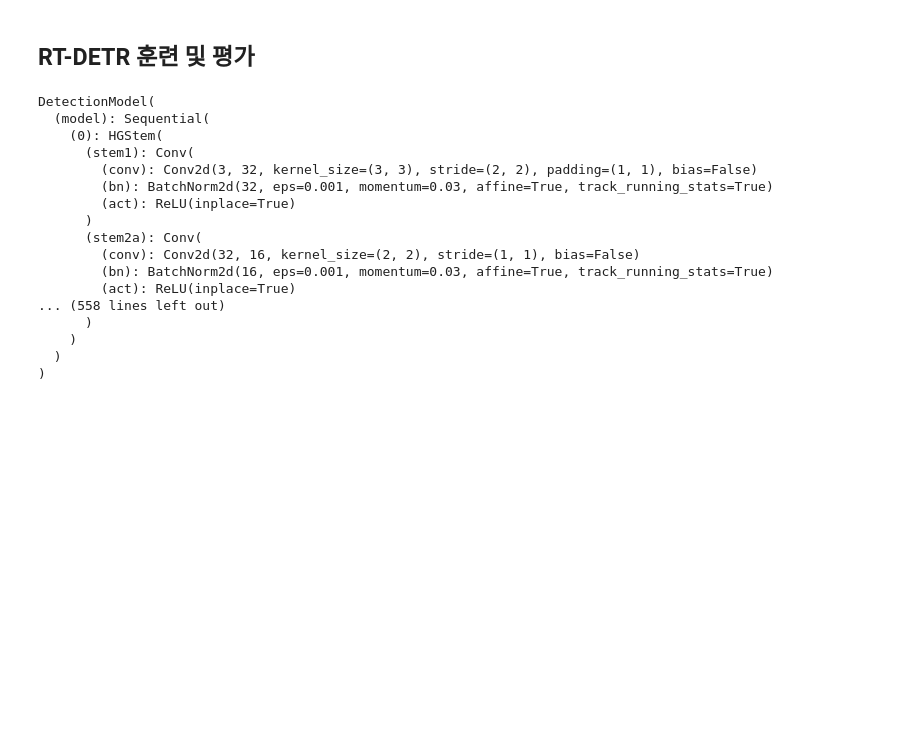
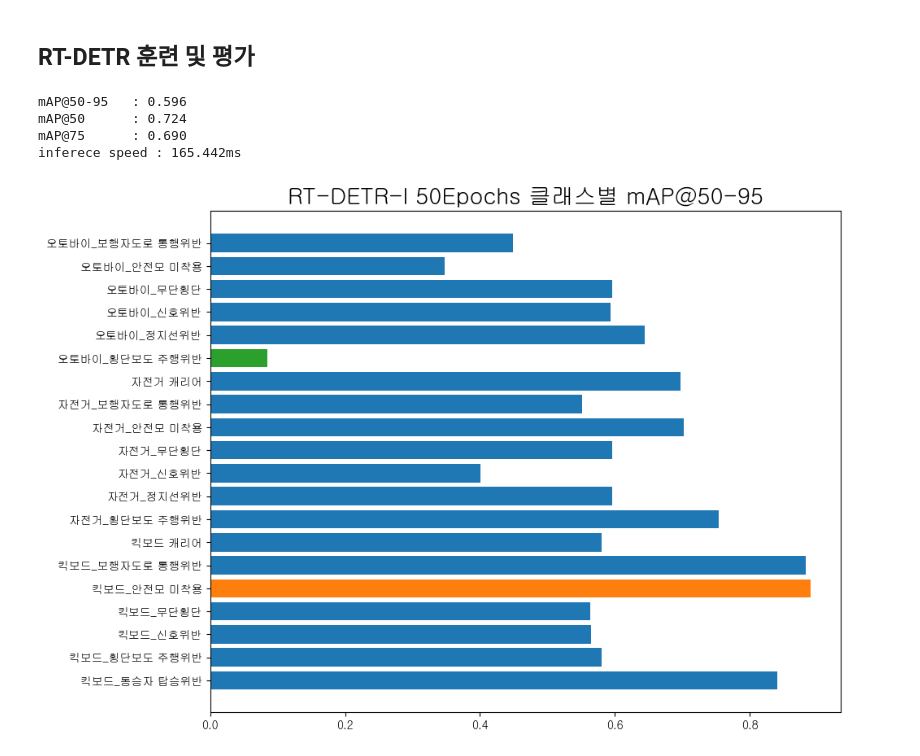
Before and after one commit to KHP95/AIB_TP2, a Jupyter notebook: YOLOv8.ipynb, the cells around one changed output. Cells and saved outputs as stored; diff of their text form; code cells hidden in the pictures; blank space fills up the shorter version.

```diff
--- a/YOLOv8.ipynb
+++ b/YOLOv8.ipynb
@@ -386,20 +391,0 @@ results = model2.train(data='rtdetr_train.yaml',
-# %%
-model2.model
-# %% [output]
-DetectionModel(
-  (model): Sequential(
-    (0): HGStem(
-      (stem1): Conv(
-        (conv): Conv2d(3, 32, kernel_size=(3, 3), stride=(2, 2), padding=(1, 1), bias=False)
-        (bn): BatchNorm2d(32, eps=0.001, momentum=0.03, affine=True, track_running_stats=True)
-        (act): ReLU(inplace=True)
-      )
-      (stem2a): Conv(
-        (conv): Conv2d(32, 16, kernel_size=(2, 2), stride=(1, 1), bias=False)
-        (bn): BatchNorm2d(16, eps=0.001, momentum=0.03, affine=True, track_running_stats=True)
-        (act): ReLU(inplace=True)
-... (558 lines left out)
-      )
-    )
-  )
-)
@@ -405,0 +396,22 @@ DetectionModel(
+# %%
+print(f'mAP@50-95   : {metrics.box.map:.3f}')
+print(f'mAP@50      : {metrics.box.map50:.3f}')
+print(f'mAP@75      : {metrics.box.map75:.3f}')
+print(f'inferece speed : {metrics.speed["inference"]:.3f}ms')
+
+cls_maps = [metrics.maps[i] for i in range(20)][::-1]
+cls_names = [metrics.names[i] for i in range(20)][::-1]
+c = ['C1' if i==max(cls_maps) else 'C2' if i==min(cls_maps) else 'C0' for i in cls_maps]
+plt.figure(figsize=(10,8))
+plt.barh(cls_names, cls_maps, color=c)
+plt.title('RT-DETR-l 50Epochs 클래스별 mAP@50-95', fontsize=20)
+plt.show()
+
+# 오토바이_정지선위반이 가장 정확도가 낮다. (~0.9)
+# 오토바이_횡단보도 주행위반이 가장 정확도가 낮다. (~0.15)
+# %% [output]
+mAP@50-95   : 0.596
+mAP@50      : 0.724
+mAP@75      : 0.690
+inferece speed : 165.442ms
+[figure, added]
```
Also changed, not shown: parts of 18 cells of this notebook, 3 other files.
